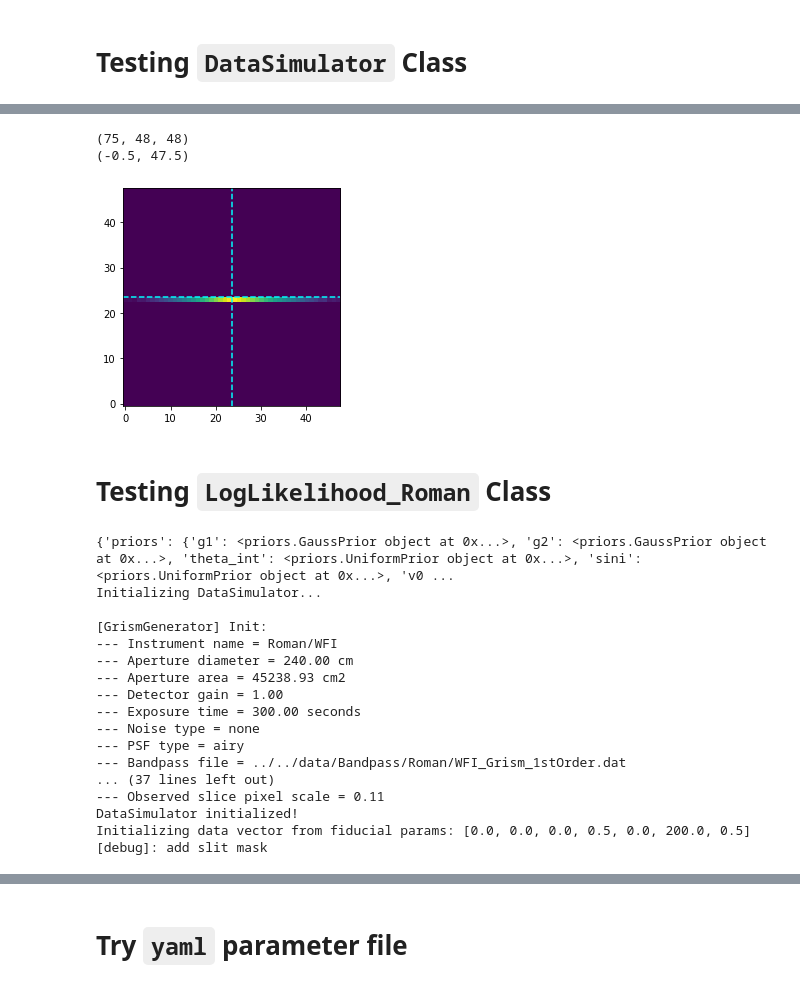
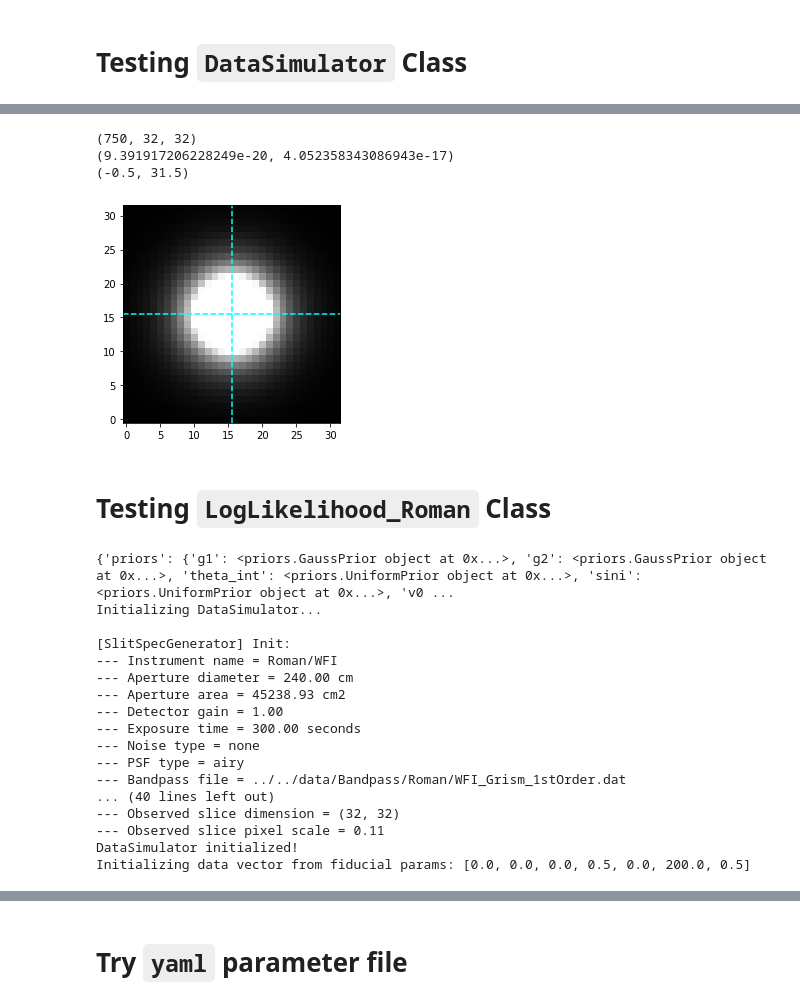
Before and after one commit to KinematicLensing/kl-tools, a Jupyter notebook: notebooks/dev/[module_test]GrismGenerator.ipynb, the cells around one changed output, grey strips where cells are left out. Saved outputs shown, nothing was run; the diff lists cells and outputs as text; code cells hidden in the pictures.

```diff
--- a/notebooks/dev/[module_test]GrismGenerator.ipynb
+++ b/notebooks/dev/[module_test]GrismGenerator.ipynb
@@ -29,8 +31,8 @@ from spectrum import Spectrum
 %matplotlib inline
 # %%
-R = 461
+R = 461*20
 z = 1
-offset = -656.3*(1+z)*R/500
+offset = -656.461*(1+z)*R/500
 print(offset)
 #wave_range = [656.3*(1+z)*(1-200/3e5), 656.3*(1+z)*(1+200/3e5)]
 
@@ -55,8 +57,8 @@ pars_total = {
         'Nx':32,
         'Ny':32,
         'scale':0.11,# arcsec
-        'lambda_range': [1275., 1350.],
-        'lambda_res': 1,# nm
+        'lambda_range': [1310., 1315.],
+        'lambda_res': 0.1,# nm
         'lambda_unit': 'nm'
     },
     # intensity profile, or surface brightness model for the galaxy
@@ -78,11 +80,11 @@ pars_total = {
         'z': 1.0,
         'wave_range': (500, 3000), # nm
         # obs-frame continuum normalization (nm, erg/s/cm2/nm)
-        'obs_cont_norm': (400, 1.0e-19),
+        'obs_cont_norm': (400, 1.0e-25),
         # a dict of line names and obs-frame flux values (erg/s/cm2)
-        'lines': {'Halpha': 5.0e-14, 'OII':[1e-15, 1.2e-15], 'OIII':[1e-15, 1.2e-15]},
+        'lines': {'Halpha': 1.0e-15, 'OII':[1e-15, 1.2e-15], 'OIII':[1e-15, 1.2e-15]},
         # intrinsic linewidth in nm
-        'line_sigma_int': {'Halpha': 1, 'OII':[2,2], 'OIII':[3,3]},
+        'line_sigma_int': {'Halpha': 0.2, 'OII':[.2,.2], 'OIII':[.3,.3]},
     },
     # observation related parameters
     # Note that from the same galaxy and shear model, we can derive
@@ -95,7 +97,9 @@ pars_total = {
         'number_of_observations': 3,
         'obs_1': {# Roman WFI/GRISM observation, roll angle 1
             'inst_name':'Roman/WFI',
-             'type':'grism',
+             'type':'slit',
+            'slit_width': 0.3,
+            'slit_offset': 0.0,
              'bandpass':'../../data/Bandpass/Roman/WFI_Grism_1stOrder.dat',
              'Nx': 32,# number of pixels
              'Ny': 32,
@@ -115,7 +119,9 @@ pars_total = {
          },
         'obs_2': {# Roman WFI/GRISM observation, roll angle 2
             'inst_name':'Roman/WFI',
-             'type':'grism',
+             'type':'slit',
+            'slit_width': 0.3,
+            'slit_offset': 0.0,
              'bandpass':'../../data/Bandpass/Roman/WFI_Grism_1stOrder.dat',
              'Nx': 32,# number of pixels
              'Ny': 32,
@@ -149,7 +155,7 @@ pars_total = {
     'use_numba': False,
 }
 sp = ['g1', 'g2', 'theta_int', 'sini', 'v0', 'vcirc', 'rscale']
-sp_val = [0.0, 0.0, 0.0, 0.2, 0.0, 5000.0, 0.5]
+sp_val = [0.0, 0.0, 0.0, 0.5, 0.0, 200.0, 0.5]
 
 test_Pars = Pars(sp, pars_total)
 # %% [output]
@@ -278,18 +351,25 @@ plt.show()
 # %%
+%matplotlib inline
+
+interval = ZScaleInterval()
 ### can make a gif routine to slice through the cube!
 print(ds._data.shape)
-plt.imshow(np.log(ds._data[38,:,:]+1e-8), origin = 'lower')
+limits = interval.get_limits(ds._data[38,:,:])
+print(limits)
+plt.imshow(ds._data[38,:,:], origin = 'lower', cmap='gray',
+           norm=ImageNormalize(ds._data[38,:,:], interval=ZScaleInterval()))
 ax = plt.gca()
 xmid = np.mean(ax.get_xlim())
 ymid = np.mean(ax.get_ylim())
 plt.axvline(xmid, color='cyan', ls='--')
 plt.axhline(ymid, color='cyan', ls='--')
 
 print(ax.get_xlim())
 # %% [output]
-(75, 48, 48)
-(-0.5, 47.5)
+(750, 32, 32)
+(9.391917206228249e-20, 4.052358343086943e-17)
+(-0.5, 31.5)
-[figure, old version]
+[figure, new version]
 # %% [markdown]
 # Testing `LogLikelihood_Roman` Class
 # %%
@@ -300,7 +380,7 @@ like = LogLikelihood_Roman(test_Pars, fid_pars=fid_sampled_pars)
 {'priors': {'g1': <priors.GaussPrior object at 0x...>, 'g2': <priors.GaussPrior object at 0x...>, 'theta_int': <priors.UniformPrior object at 0x...>, 'sini': <priors.UniformPrior object at 0x...>, 'v0 ...
 Initializing DataSimulator...
 
-[GrismGenerator] Init:
+[SlitSpecGenerator] Init:
 --- Instrument name = Roman/WFI
 --- Aperture diameter = 240.00 cm
 --- Aperture area = 45238.93 cm2
@@ -309,11 +389,11 @@ Initializing DataSimulator...
 --- Noise type = none
 --- PSF type = airy
 --- Bandpass file = ../../data/Bandpass/Roman/WFI_Grism_1stOrder.dat
-... (37 lines left out)
+... (40 lines left out)
+--- Observed slice dimension = (32, 32)
 --- Observed slice pixel scale = 0.11
 DataSimulator initialized!
 Initializing data vector from fiducial params: [0.0, 0.0, 0.0, 0.5, 0.0, 200.0, 0.5]
-[debug]: add slit mask
 # %%
 %time print("log-posterior = {}".format(\
     like([0.0, 0.0, 0.0, 0.5, 0.0, 200.0, 0.5])\
```
Also changed, not shown: parts of 11 cells of this notebook, 2 other files.
